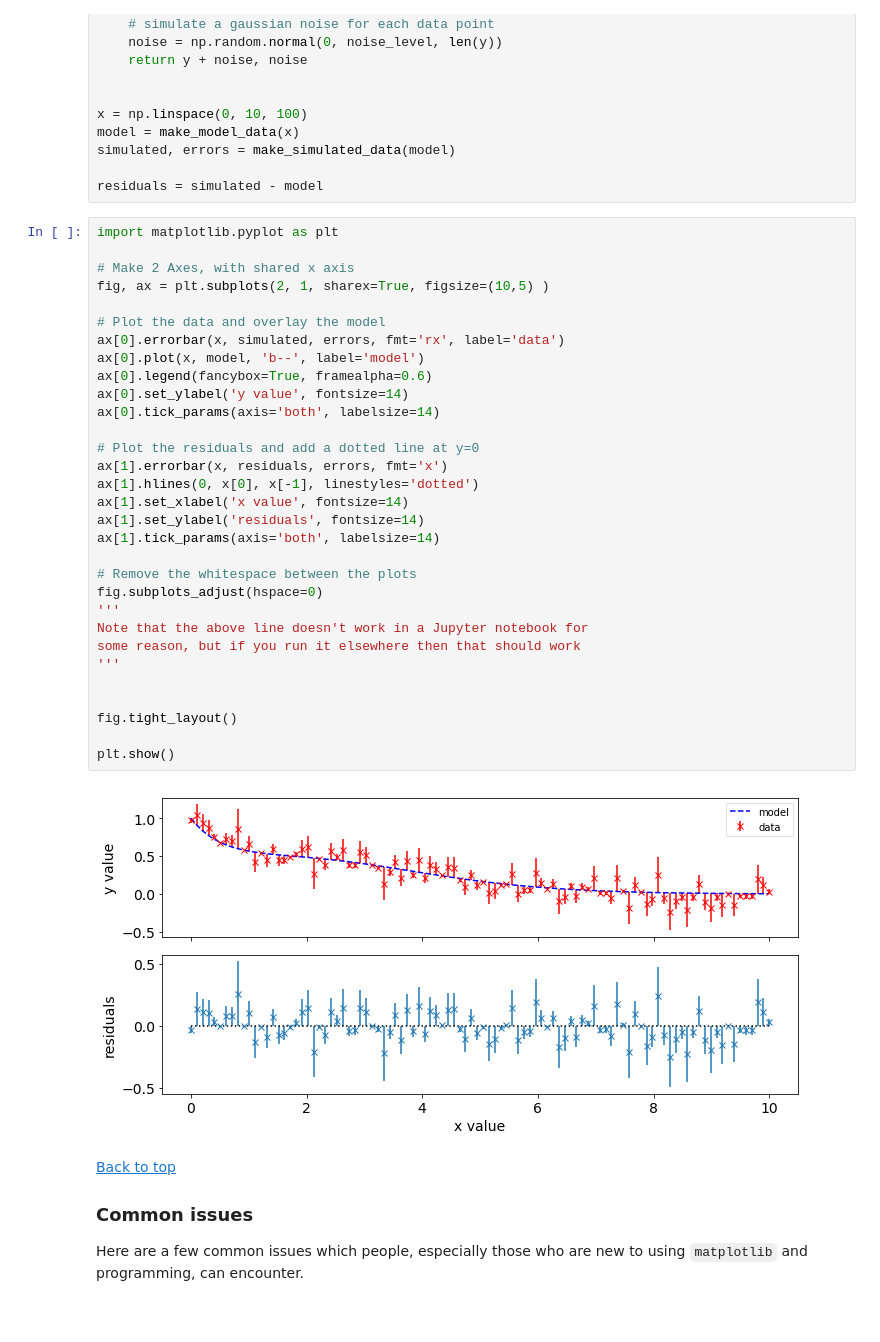
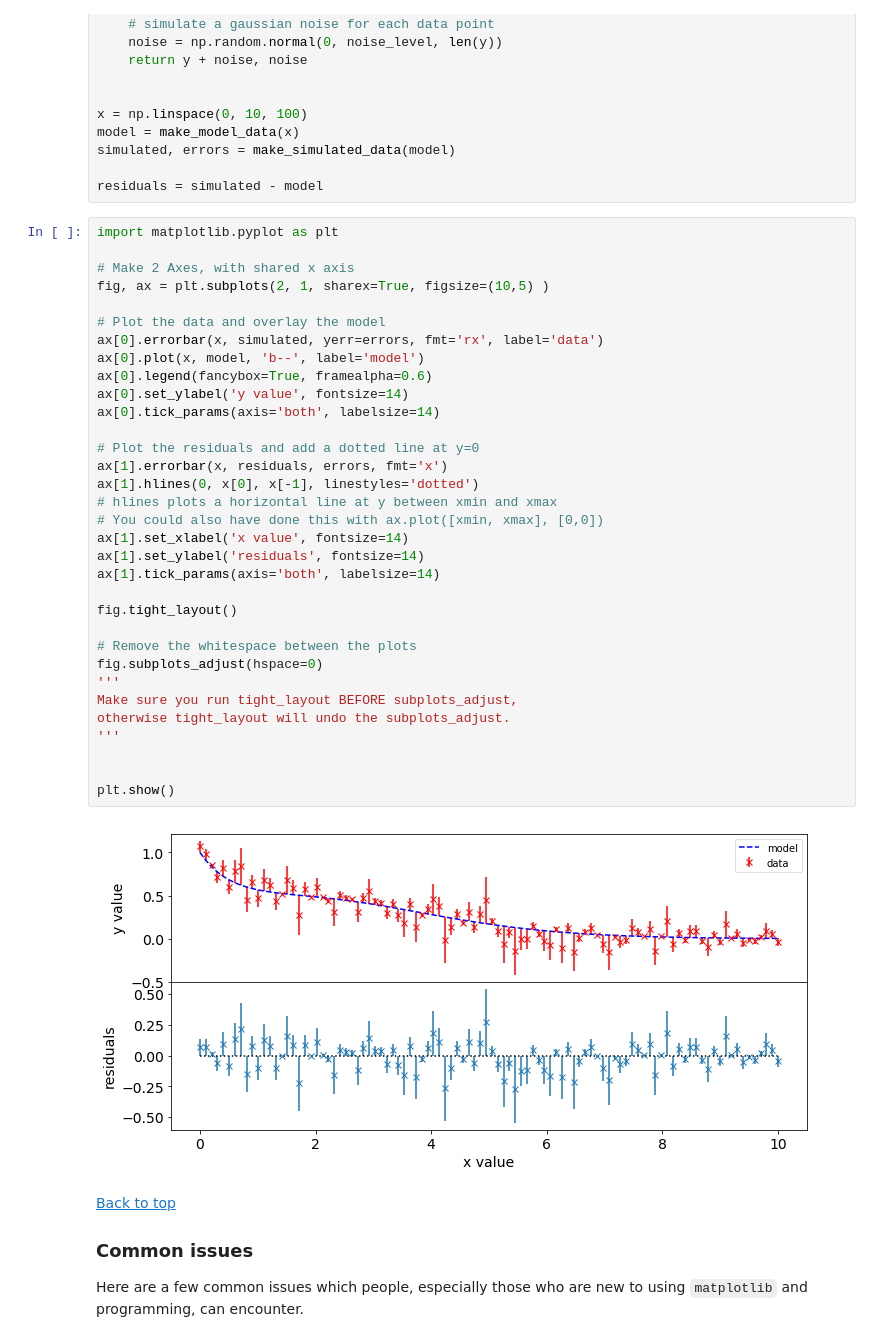
Before and after one commit to joshjchayes/matplotlib_guide, a Jupyter notebook: Matplotlib guide.ipynb, the cells around one changed output. Cells and saved outputs as stored; diff of their text form.

```diff
--- a/Matplotlib guide.ipynb
+++ b/Matplotlib guide.ipynb
@@ -371,36 +460,38 @@ residuals = simulated - model
 # %%
 import matplotlib.pyplot as plt
 
 # Make 2 Axes, with shared x axis
 fig, ax = plt.subplots(2, 1, sharex=True, figsize=(10,5) )
 
 # Plot the data and overlay the model
-ax[0].errorbar(x, simulated, errors, fmt='rx', label='data')
+ax[0].errorbar(x, simulated, yerr=errors, fmt='rx', label='data')
 ax[0].plot(x, model, 'b--', label='model')
 ax[0].legend(fancybox=True, framealpha=0.6)
 ax[0].set_ylabel('y value', fontsize=14)
 ax[0].tick_params(axis='both', labelsize=14)
 
 # Plot the residuals and add a dotted line at y=0
 ax[1].errorbar(x, residuals, errors, fmt='x')
 ax[1].hlines(0, x[0], x[-1], linestyles='dotted')
+# hlines plots a horizontal line at y between xmin and xmax
+# You could also have done this with ax.plot([xmin, xmax], [0,0])
 ax[1].set_xlabel('x value', fontsize=14)
 ax[1].set_ylabel('residuals', fontsize=14)
 ax[1].tick_params(axis='both', labelsize=14)
 
+fig.tight_layout()
+
 # Remove the whitespace between the plots
 fig.subplots_adjust(hspace=0)
 '''
-Note that the above line doesn't work in a Jupyter notebook for
-some reason, but if you run it elsewhere then that should work
+Make sure you run tight_layout BEFORE subplots_adjust,
+otherwise tight_layout will undo the subplots_adjust.
 '''
 
 
-fig.tight_layout()
-
 plt.show()
 # %% [output]
-[figure, old version]
+[figure, new version]
 # %% [markdown]
 [Back to top](#top)
 
```
Also changed, not shown: parts of 12 cells of this notebook, 2 other files.
